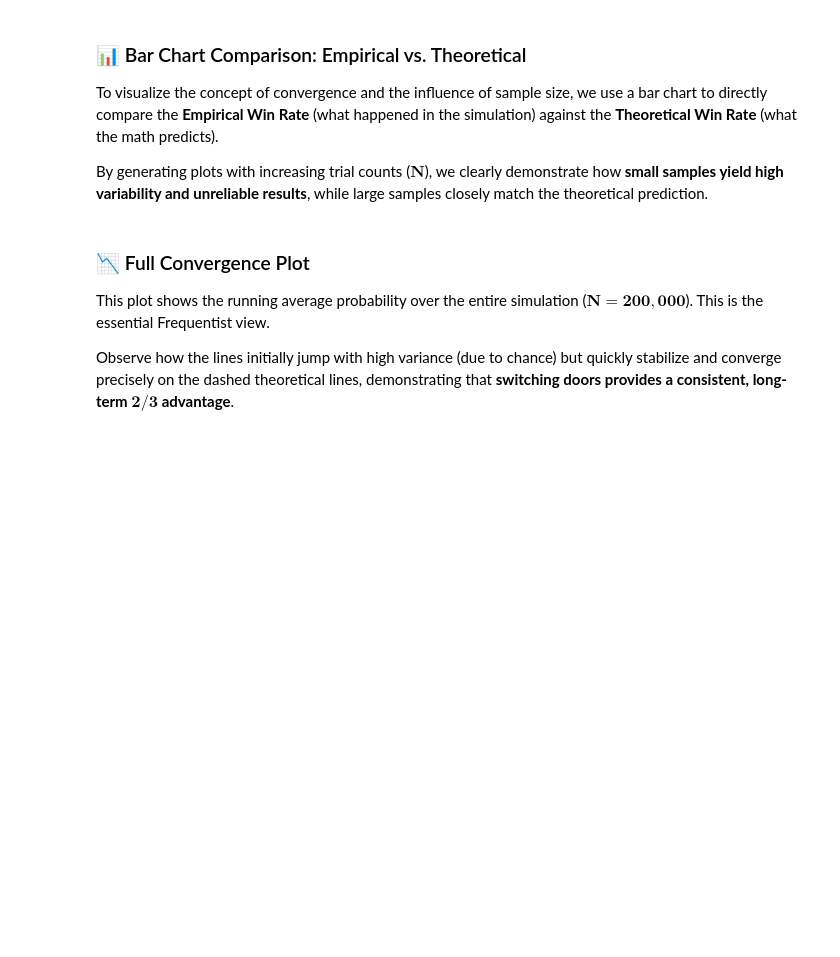
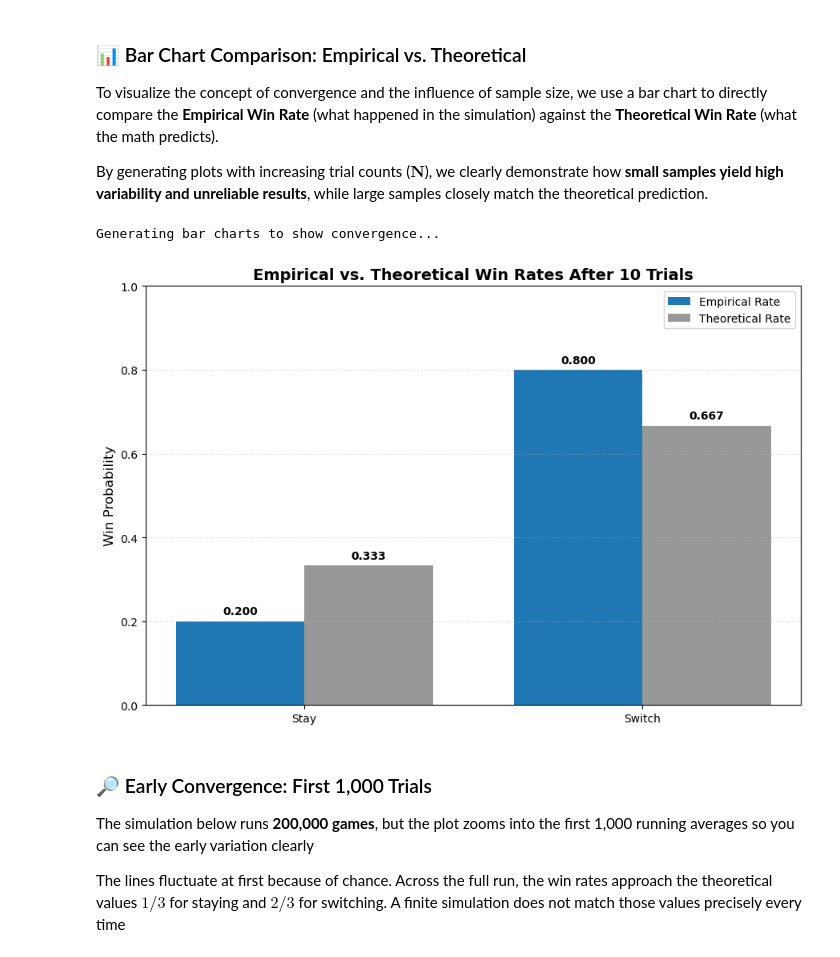
Before and after one commit to IE-ML-for-Healthcare/Bayesian-in-HC, a Jupyter notebook: 01_Monty_Hall_Frequentist_vs_Bayesian.ipynb, the cells around one changed output. Drawn from its saved outputs; the diff is of its cells as text; code cells hidden in the pictures; blank space fills up the shorter version.

```diff
--- a/01_Monty_Hall_Frequentist_vs_Bayesian.ipynb
+++ b/01_Monty_Hall_Frequentist_vs_Bayesian.ipynb
@@ -69,7 +94,7 @@ def simulate_monty_hall(n_trials: int, track_running: bool = False, seed: int |
         and optional arrays of running win rates.
     """
 
-    # Create a random number generator for reproducibility (better than np.random.seed)
+    # Create a local random number generator from the explicit seed
     rng = np.random.default_rng(seed)
 
     # Randomly assign the car behind one of 3 doors (0, 1, or 2) for each trial
@@ -103,7 +128,7 @@ def simulate_monty_hall(n_trials: int, track_running: bool = False, seed: int |
             available = available - {car_doors[i]}
 
         # 3. From the remaining doors, the host opens one at random
-        host_opens[i] = rng.choice(list(available))
+        host_opens[i] = rng.choice(sorted(available))
 
         # 4. Only one unopened door remains after the host opens a goat door
         remaining = 3 - picks[i] - host_opens[i]
@@ -206,40 +231,43 @@ def plot_empirical_vs_theoretical(n_trials: int, seed: int | None = None) -> Non
             # Format the label to 3 decimal places
             plt.text(bar.get_x() + bar.get_width()/2, yval + 0.01,
                      f"{yval:.3f}", ha="center", va="bottom", fontweight="bold")
 
     add_labels(bar1)
     add_labels(bar2)
 
     # --- 5. Cosmetic Settings ---
     plt.xticks(x, strategies)
     plt.ylim(0, 1.0)
     plt.ylabel("Win Probability", fontsize=12)
-    plt.title(f"Empirical vs. Theoretical Win Rates (Running Avg) After {n_trials} Trials",
+    plt.title(f"Empirical vs. Theoretical Win Rates After {n_trials} Trials",
               fontsize=14, fontweight="bold")
     plt.grid(axis="y", linestyle=":", alpha=0.6)
     plt.legend(loc='upper right')
     plt.tight_layout()
     plt.show()
 
 # ---------------------------------------------------------------
 # Example Execution: Illustrate convergence by increasing trials
 # ---------------------------------------------------------------
 
 # Try several N to illustrate variability at small samples vs stability at large samples
 print("Generating bar charts to show convergence...")
 for N in [
     10,
     # 100,
     # 1000,
     # 100000,
 ]:
     plot_empirical_vs_theoretical(N, seed=42)
+# %% [output]
+Generating bar charts to show convergence...
+[figure, added]
 # %% [markdown]
-### 📉 Full Convergence Plot
+### 🔎 Early Convergence: First 1,000 Trials
 
-This plot shows the running average probability over the entire simulation ($\mathbf{N=200,000}$). This is the essential Frequentist view.
+The simulation below runs **200,000 games**, but the plot zooms into the first 1,000 running averages so you can see the early variation clearly
 
-Observe how the lines initially jump with high variance (due to chance) but quickly stabilize and converge precisely on the dashed theoretical lines, demonstrating that **switching doors provides a consistent, long-term $\mathbf{2/3}$ advantage**.
+The lines fluctuate at first because of chance. Across the full run, the win rates approach the theoretical values $1/3$ for staying and $2/3$ for switching. A finite simulation does not match those values precisely every time
 # %%
 # ---------------------------------------------------------------
 # Run the simulation and visualize convergence (Frequentist View)
```
Also changed, not shown: parts of 11 cells of this notebook.
